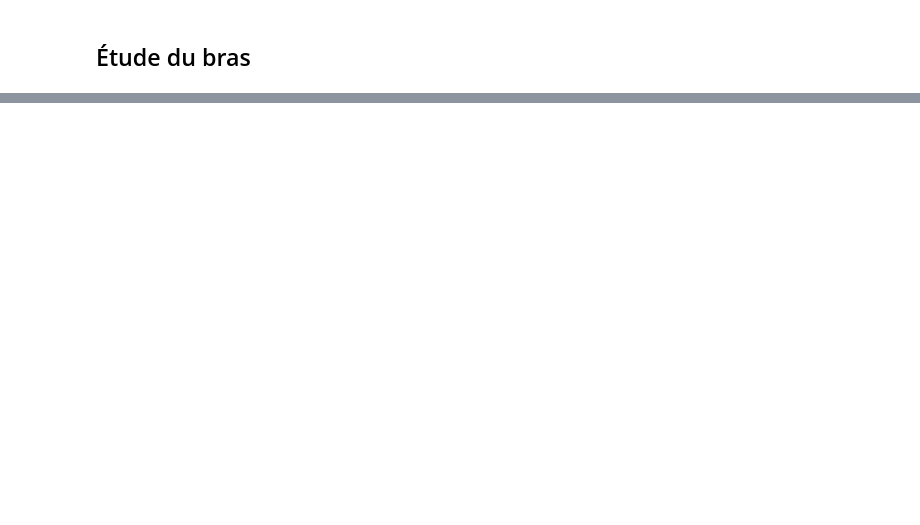
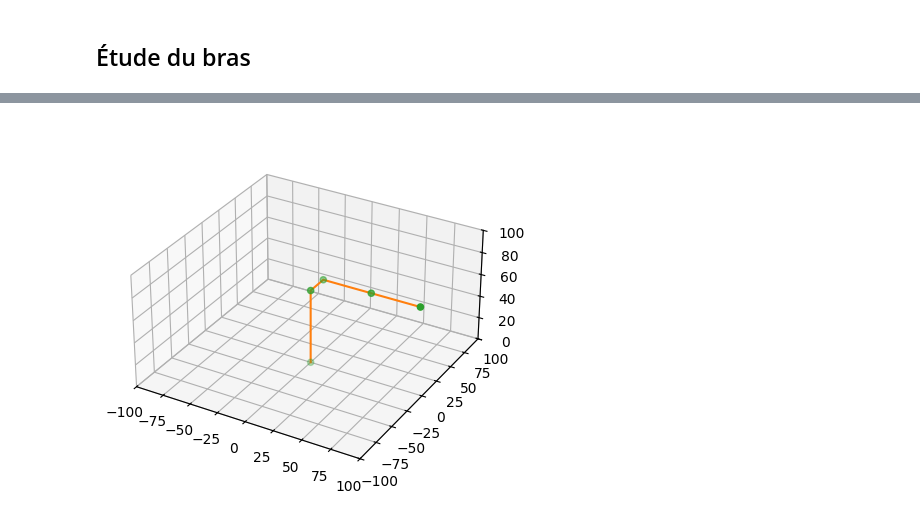
Before and after one commit to erwan-maugeri/Robot-Puma, a Jupyter notebook: cr_stage.ipynb, the cells around one changed output, grey strips where cells are left out. Saved outputs shown, nothing was run; the diff lists cells and outputs as text; code cells hidden in the pictures; blank space fills up the shorter version.

```diff
--- a/cr_stage.ipynb
+++ b/cr_stage.ipynb
@@ -374,13 +374,14 @@ Il manque quand même le contour lorsque $q_1 = - \pi$ et qu'on fait tourner $L_
 # %% [markdown]
 ## Étude du bras
 # %%
-## intervalle de mouvement des q, q_i ∈ I = [q_min, q_max] (trouvés sur vlabs.ac simulateur de Puma en ligne)
+# intervalle de mouvement des q, q_i ∈ I = [q_min, q_max] (trouvés sur vlabs.ac simulateur de Puma en ligne)
+# Limites articulaires
 I_q1 = (-160, 160)
 I_q2 = (-225, 45)
 I_q3 = (-225, 45)
 
-## Taille bras (proportionnelles)
-H = 26.5
-F = 9
-G = 17
-L = 17 # distance pivot-centre outil
+# Valeurs types PUMA 560 (en cm)
+L0 = 66.0   # Hauteur de la base (Socle -> Axe 2)
+L1 = 20.0   # Décalage de l'épaule (Axe 1 -> Axe 2)
+L2 = 43.2   # Longueur de l'arrière bras (Axe 2 -> Axe 3)
+L3 = 43.2   # Longueur de l'avant-bras (Axe 3 -> Centre outil)
@@ -386,0 +452,29 @@ L = 17 # distance pivot-centre outil
+# %%
+fig = plt.figure()
+ax = fig.add_subplot(111, projection='3d')
+
+q1=0
+q2=0
+q3=-np.pi/2
+
+A = OA()
+B = OB(q1)
+C = OC(q1, q2)
+D = OD(q1, q2, q3)
+
+X = [0,A[0], B[0], C[0], D[0]]
+Y = [0,A[1], B[1], C[1], D[1]]
+Z = [0,A[2], B[2], C[2], D[2]]
+
+ax.plot(X, Y, Z, color="C1")
+ax.scatter(X, Y, Z, color="C2")
+
+R=100
+ax.set_xlim(-R,R)
+ax.set_ylim(-R,R)
+ax.set_zlim(0,R)
+ax.set_aspect('equal')
+
+plt.show()
+# %% [output]
+[figure, added]
```
Also changed, not shown: parts of 9 cells of this notebook, 7 other files.
